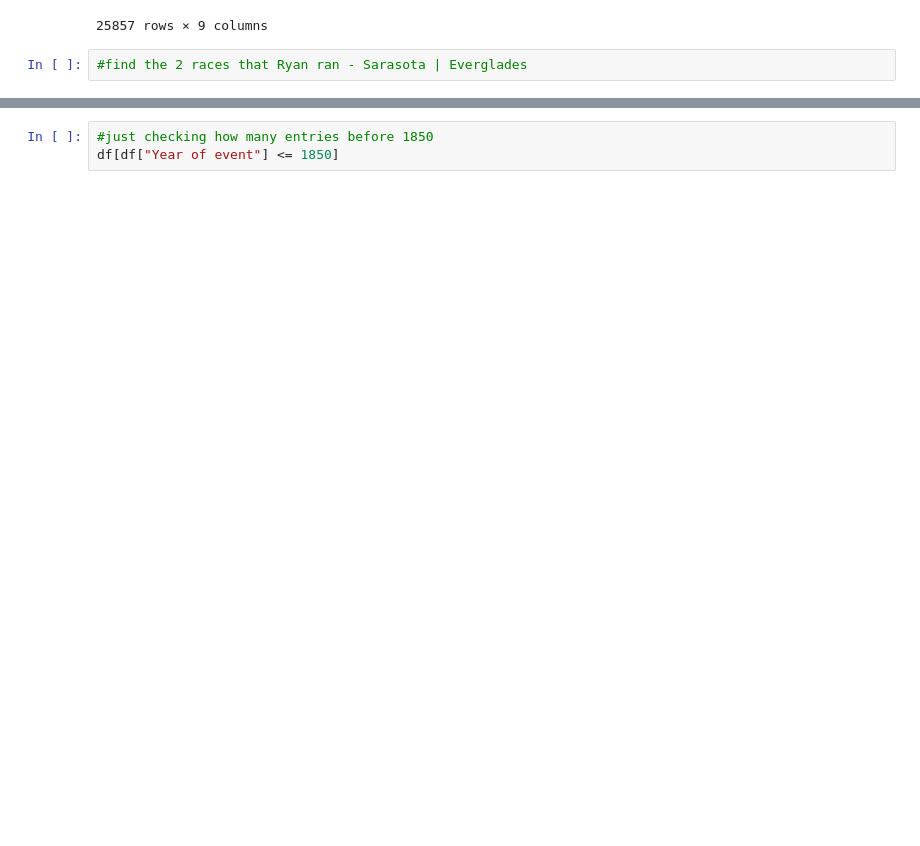
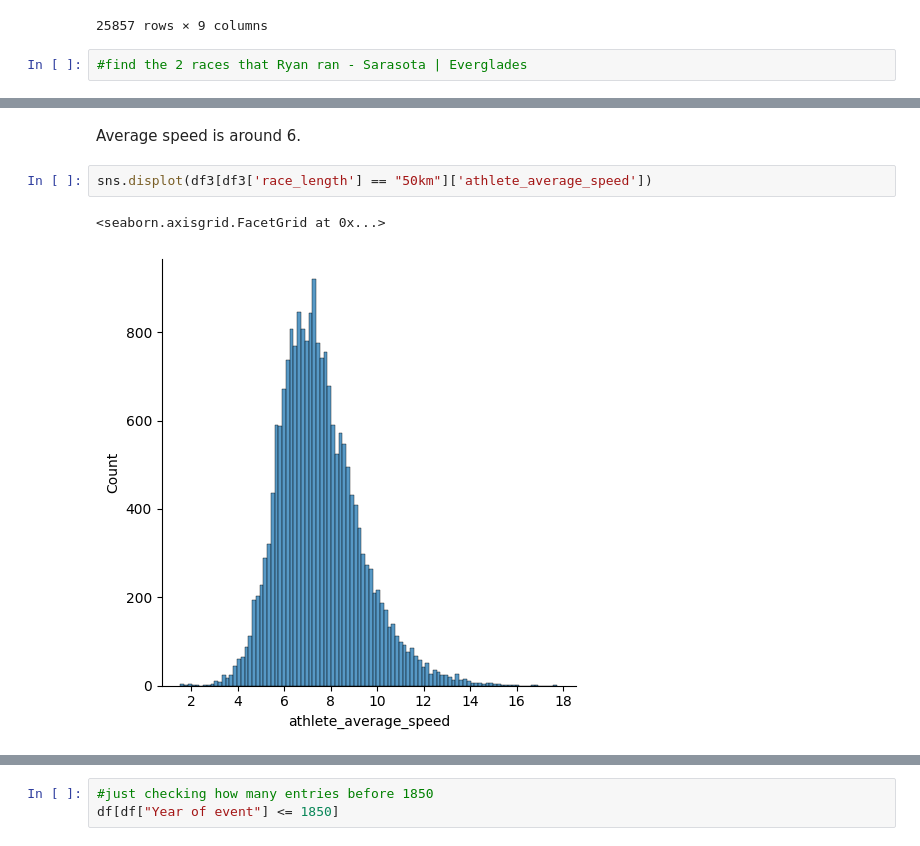
Before and after one commit to corpsedust/Python_Stuff, a Jupyter notebook: EDA_Project_1.ipynb, the cells around one changed output, grey strips where cells are left out. Cells and saved outputs as stored; diff of their text form; blank space fills up the shorter version.

```diff
--- a/EDA_Project_1.ipynb
+++ b/EDA_Project_1.ipynb
@@ -616,0 +657,7 @@ df3[df3["race_name"] == "Everglades 50 Mile Ultra Run "]
+# %% [markdown]
+Average speed is around 6.
+# %%
+sns.displot(df3[df3['race_length'] == "50km"]['athlete_average_speed'])
+# %% [output]
+<seaborn.axisgrid.FacetGrid at 0x...>
+[figure, added]
```
Also changed, not shown: parts of 23 cells of this notebook.
